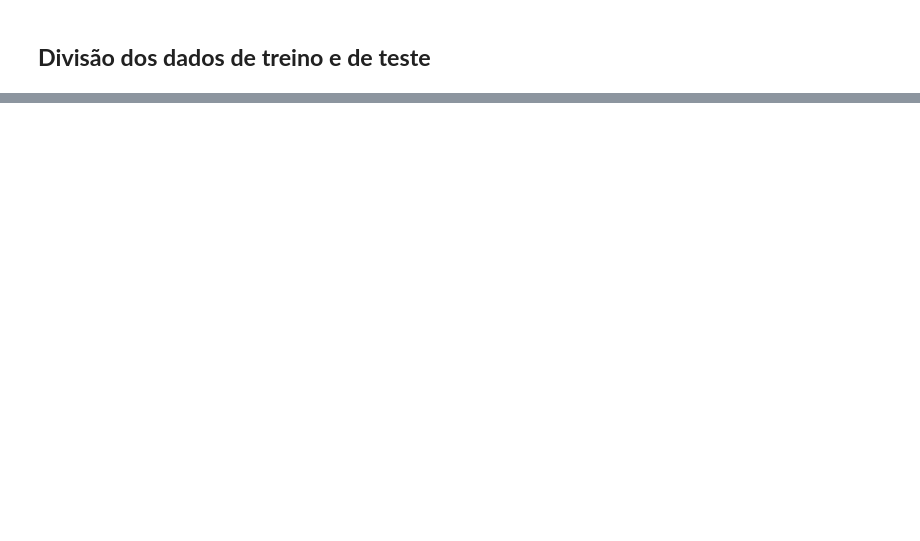
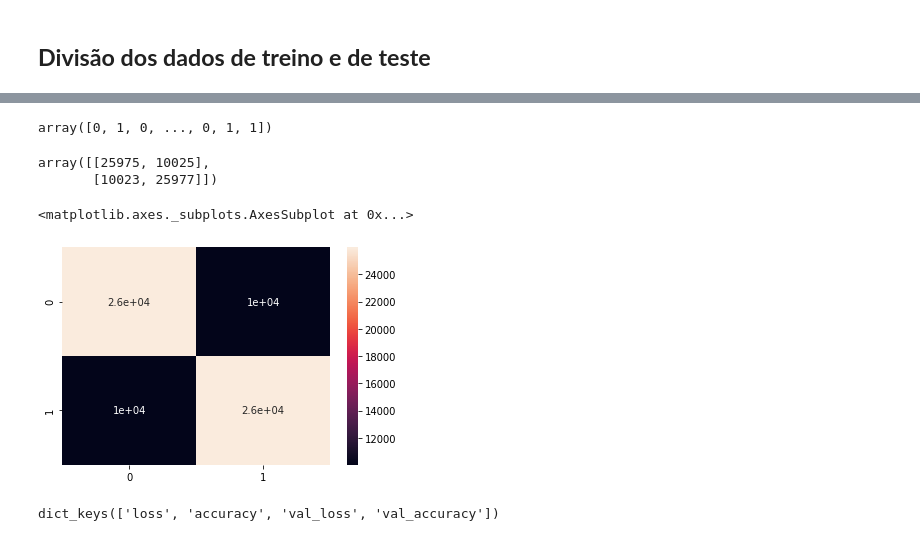
Before and after one commit to LaisFSGomes/Classificacao-de-Sentimentos-com-CNN, a Jupyter notebook: Classificação_de_Sentimentos_usando_Redes_Neurais_Convolucionais.ipynb, the cells around one changed output, grey strips where cells are left out. Cells and saved outputs as stored; diff of their text form; code cells hidden in the pictures; blank space fills up the shorter version.

```diff
--- a/Classificação_de_Sentimentos_usando_Redes_Neurais_Convolucionais.ipynb
+++ b/Classificação_de_Sentimentos_usando_Redes_Neurais_Convolucionais.ipynb
@@ -283,0 +312,4 @@ class DCNN (tf.keras.Model):
+# %%
+#treinamento
+history = Dcnn.fit(train_inputs, train_labels, batch_size = batch_size, epochs = nb_epochs, verbose = 1, validation_split = 0.10)
+ckpt_manager.save()
@@ -283,0 +348,2 @@ class DCNN (tf.keras.Model):
+# %%
+y_pred_test = Dcnn.predict(test_inputs)
@@ -283,0 +360,2 @@ class DCNN (tf.keras.Model):
+# %%
+y_pred_test = (y_pred_test > 0.5)
@@ -283,0 +372,21 @@ class DCNN (tf.keras.Model):
+# %%
+test_labels
+# %% [output]
+array([0, 1, 0, ..., 0, 1, 1])
+# %%
+cm = confusion_matrix(test_labels, y_pred_test)
+cm
+#[(n de registros classificados corretamente da classe 0) (--)]
+#[(--),  (n de registros classificados corretamente da classe 1)]
+# %% [output]
+array([[25975, 10025],
+       [10023, 25977]])
+# %%
+sns.heatmap(cm, annot=True)
+# %% [output]
+<matplotlib.axes._subplots.AxesSubplot at 0x...>
+[figure, added]
+# %%
+history.history.keys()
+# %% [output]
+dict_keys(['loss', 'accuracy', 'val_loss', 'val_accuracy'])
```
Also changed, not shown: parts of 34 cells of this notebook.
